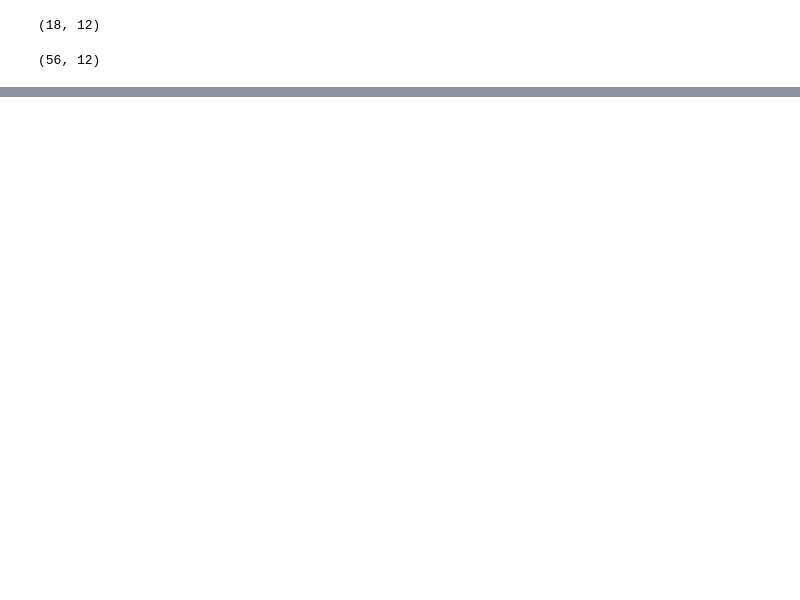
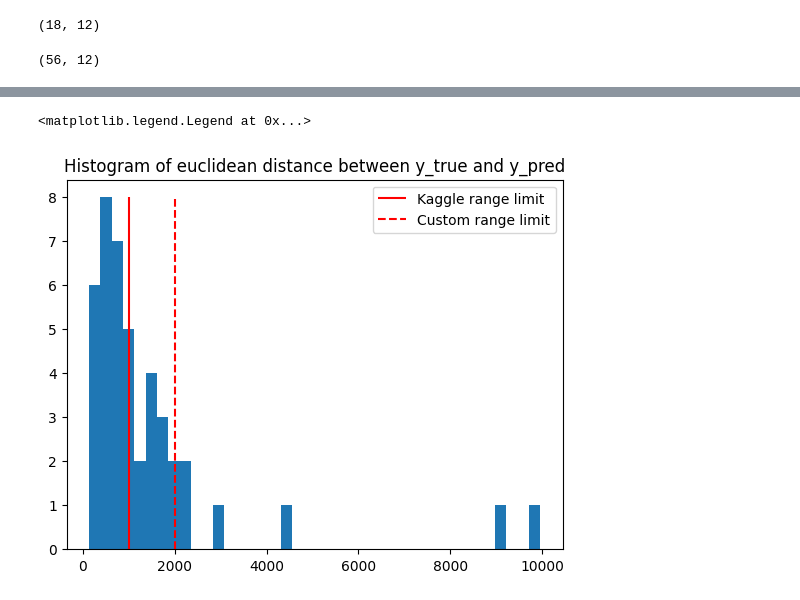
Before and after one commit to mc-will/BYU_Locating-Bacterial_Flagellar_Motors_2025, a Jupyter notebook: notebooks/ThomasDenoirjean_test_workflow.ipynb, the cells around one changed output, grey strips where cells are left out. Cells and saved outputs as stored; diff of their text form; code cells hidden in the pictures; blank space fills up the shorter version.

```diff
--- a/notebooks/ThomasDenoirjean_test_workflow.ipynb
+++ b/notebooks/ThomasDenoirjean_test_workflow.ipynb
@@ -581,0 +603,6 @@ t.sample(3)
+# %%
+tmp = df_preds[(df_preds['Number_of_motors'] == 0) | ((df_preds['Number_of_motors'] == 1) & (df_preds['pred'] == 0))]
+tmp.loc[:,'Pred_motor_axis_2'] = -1
+tmp.loc[:,'Pred_motor_axis_1'] = -1
+tmp.loc[:,'euclid_dist'] = np.nan
+tmp.sample(3)
@@ -581,0 +629,2 @@ t.sample(3)
+# %%
+df_full = pd.concat([df_regression, tmp], axis=0)
@@ -581,0 +651,13 @@ t.sample(3)
+# %%
+df_processed = df_full.copy()
+
+df_processed['range'] = df_processed['Voxel_spacing'] * df_processed['euclid_dist']
+# %%
+plt.hist(df_processed['range'], bins=40)
+plt.vlines(1000, ymin=0, ymax=8, color='r', label='Kaggle range limit')
+plt.vlines(2000, ymin=0, ymax=8, color='r', linestyles='dashed', label='Custom range limit')
+plt.title('Histogram of euclidean distance between y_true and y_pred')
+plt.legend()
+# %% [output]
+<matplotlib.legend.Legend at 0x...>
+[figure, added]
```
Also changed, not shown: parts of 55 cells of this notebook, 1 other file.
